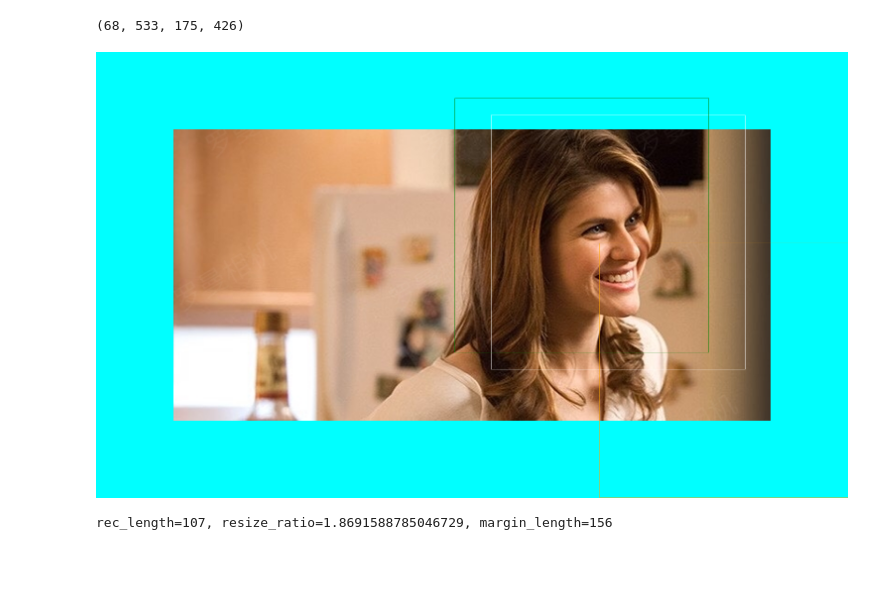
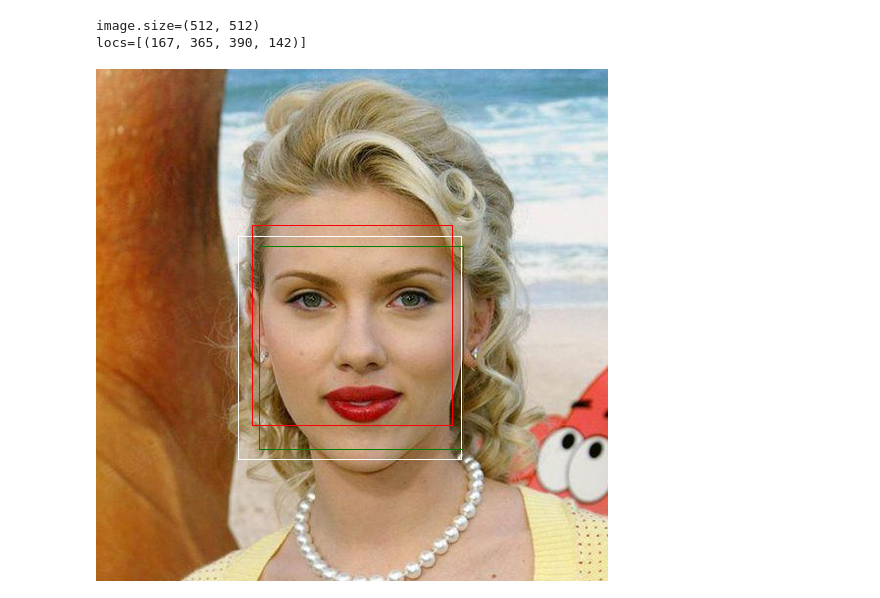
Before and after one commit to lionel126/fineai-test-demo, a Jupyter notebook: note/face.ipynb, the cells around one changed output. Cells and saved outputs as stored; diff of their text form; code cells hidden in the pictures; blank space fills up the shorter version.

```diff
--- a/note/face.ipynb
+++ b/note/face.ipynb
@@ -49,38 +49,40 @@ def process_image(img, face_location, margin_ratio, sample_length, output_uri=No
         # draw.rectangle((left + margin_length, top + margin_length, left + sample_length + margin_length, top + sample_length + margin_length), outline='yellow')
         left = int((387 + margin_length) * resize_ratio)
         top = int((50 + margin_length) * resize_ratio)
         draw.rectangle((left, top, left + sample_length, top + sample_length), outline='orange')
         display(margin_image)
     print(f'{rec_length=}, {resize_ratio=}, {margin_length=}')
 
 
 def face():
-    image = Image.open('/Users/chensg/Downloads/ef6e7dfa-fbdf-4254-b2c0-9855dce37634.jpg')
+    image = Image.open('/Users/chensg/Downloads/d28a664b-673d-4800-a499-f14934db99f1.jpg~tplv-5x3rixm6so-watermark-v1_0_0_q100.image')
     print(f'{image.size=}')
     # image = ImageOps.exif_transpose(image)
     # display(image)
     locs = face_recognition.face_locations(numpy.array(image))
     print(f'{locs=}')
 
     draw = ImageDraw.Draw(image)
 
     for (top, right, bottom, left) in locs:
-        draw.rectangle((left, top, right, bottom), outline=(255, 0, 0))
-    for (top, right, bottom, left) in [(50, 528, 192, 387)]:
-        draw.rectangle((left, top, right, bottom), outline=(0, 255, 0))
+        draw.rectangle((left, top, right, bottom))
+    for (top, right, bottom, left) in [[177, 367, 380, 163]]:
+        draw.rectangle((left, top, right, bottom), outline='green')
+    for (top, right, bottom, left) in [[156, 356, 356, 156]]:
+        draw.rectangle((left, top, right, bottom), outline='red')
     del draw
     display(image)
 
 def main():
     with open('/Users/chensg/Downloads/d698f3c3-0dcc-4e0d-8dd9-d4be87dbea8c.jpg', 'rb') as f:
         img = f.read()
         image = Image.open(io.BytesIO(img))
         locs = face_recognition.face_locations(numpy.array(image))
         print(locs[0])
         process_image(img, locs[0], 1.56, 512)
 
-main()
+face()
 # %% [output]
-(68, 533, 175, 426)
+image.size=(512, 512)
+locs=[(167, 365, 390, 142)]
-[figure, old version]
+[figure, new version]
-rec_length=107, resize_ratio=1.8691588785046729, margin_length=156
```
Also changed, not shown: 18 other files.
